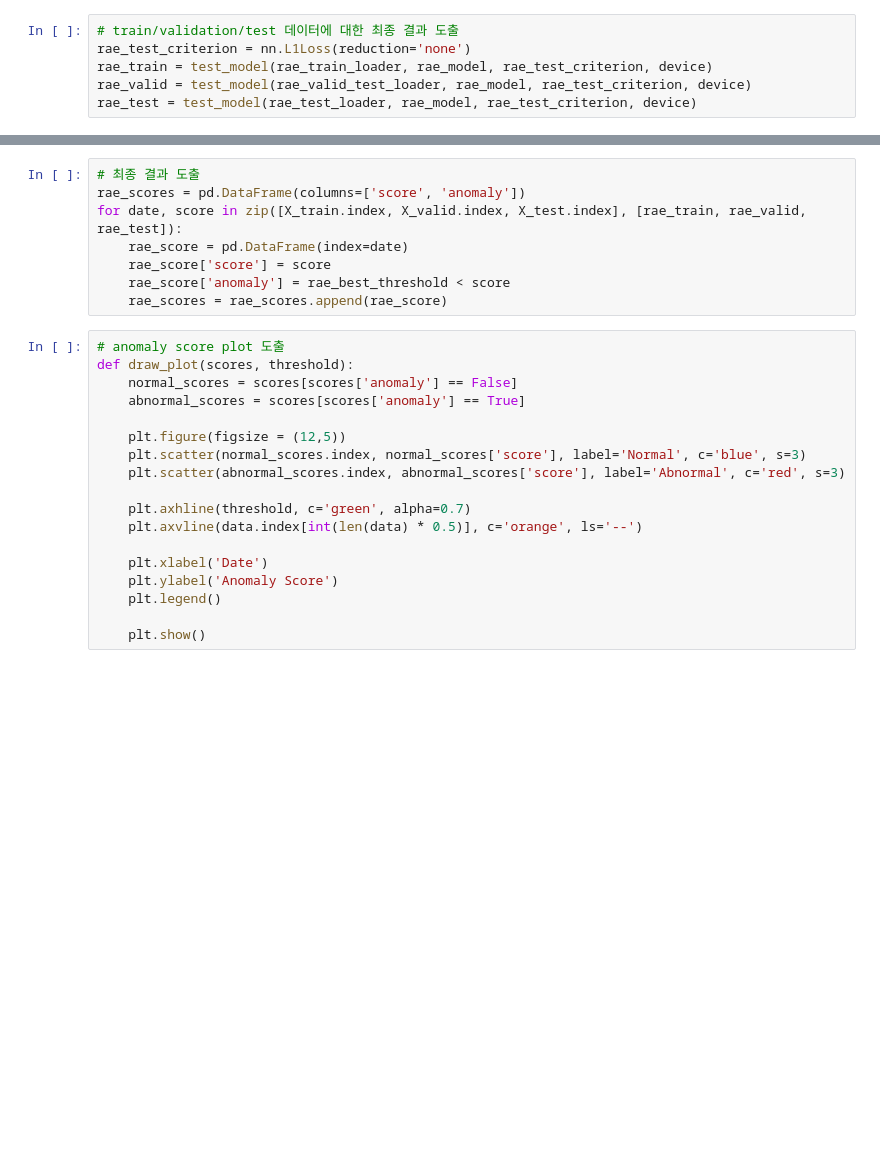
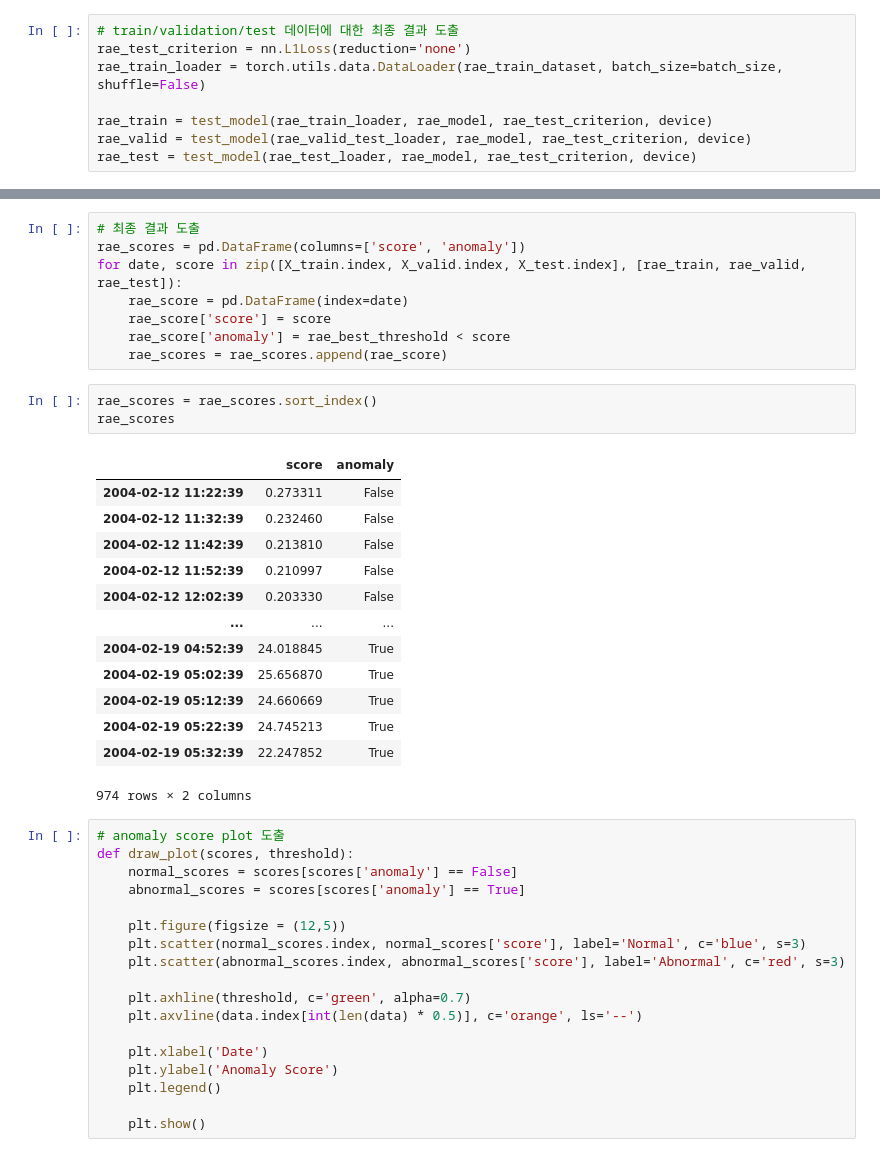
Before and after one commit to hj-choi-95/Anomaly_Detection_Part2, a Jupyter notebook: 02_RAE.ipynb, the cells around one changed output, grey strips where cells are left out. Drawn from its saved outputs; the diff is of its cells as text; blank space fills up the shorter version.

```diff
--- a/02_RAE.ipynb
+++ b/02_RAE.ipynb
@@ -285,6 +289,8 @@ def test_model(data_loader, model, criterion, device):
 # %%
 # train/validation/test 데이터에 대한 최종 결과 도출
 rae_test_criterion = nn.L1Loss(reduction='none')
+rae_train_loader = torch.utils.data.DataLoader(rae_train_dataset, batch_size=batch_size, shuffle=False)
+
 rae_train = test_model(rae_train_loader, rae_model, rae_test_criterion, device)
 rae_valid = test_model(rae_valid_test_loader, rae_model, rae_test_criterion, device)
 rae_test = test_model(rae_test_loader, rae_model, rae_test_criterion, device)
@@ -336,6 +342,23 @@ for date, score in zip([X_train.index, X_valid.index, X_test.index], [rae_train,
     rae_score['score'] = score
     rae_score['anomaly'] = rae_best_threshold < score
     rae_scores = rae_scores.append(rae_score)
+# %%
+rae_scores = rae_scores.sort_index()
+rae_scores
+# %% [output]
+|  | score | anomaly |
+| 2004-02-12 11:22:39 | 0.273311 | False |
+| 2004-02-12 11:32:39 | 0.232460 | False |
+| 2004-02-12 11:42:39 | 0.213810 | False |
+| 2004-02-12 11:52:39 | 0.210997 | False |
+| 2004-02-12 12:02:39 | 0.203330 | False |
+| ... | ... | ... |
+| 2004-02-19 04:52:39 | 24.018845 | True |
+| 2004-02-19 05:02:39 | 25.656870 | True |
+| 2004-02-19 05:12:39 | 24.660669 | True |
+| 2004-02-19 05:22:39 | 24.745213 | True |
+| 2004-02-19 05:32:39 | 22.247852 | True |
+974 rows × 2 columns
 # %%
 # anomaly score plot 도출
 def draw_plot(scores, threshold):
```
Also changed, not shown: parts of 2 cells of this notebook, 1 other file.
